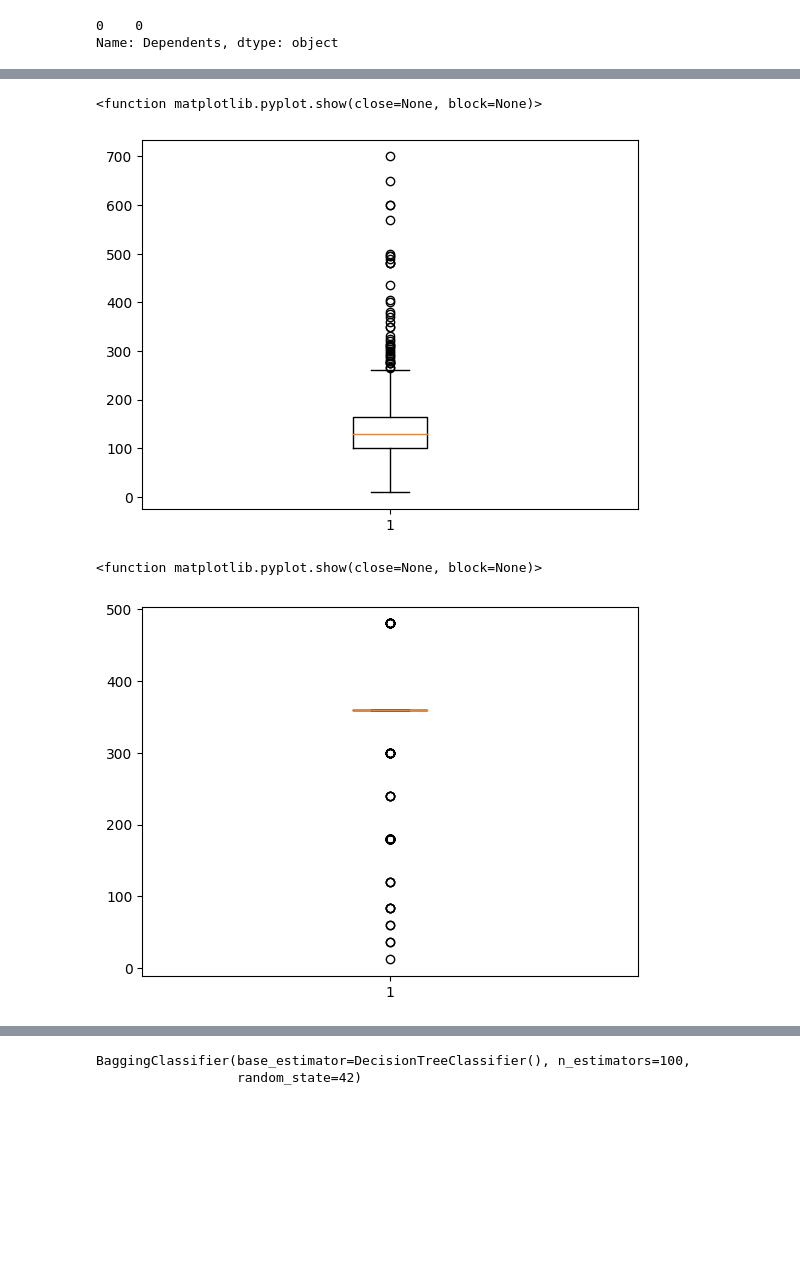
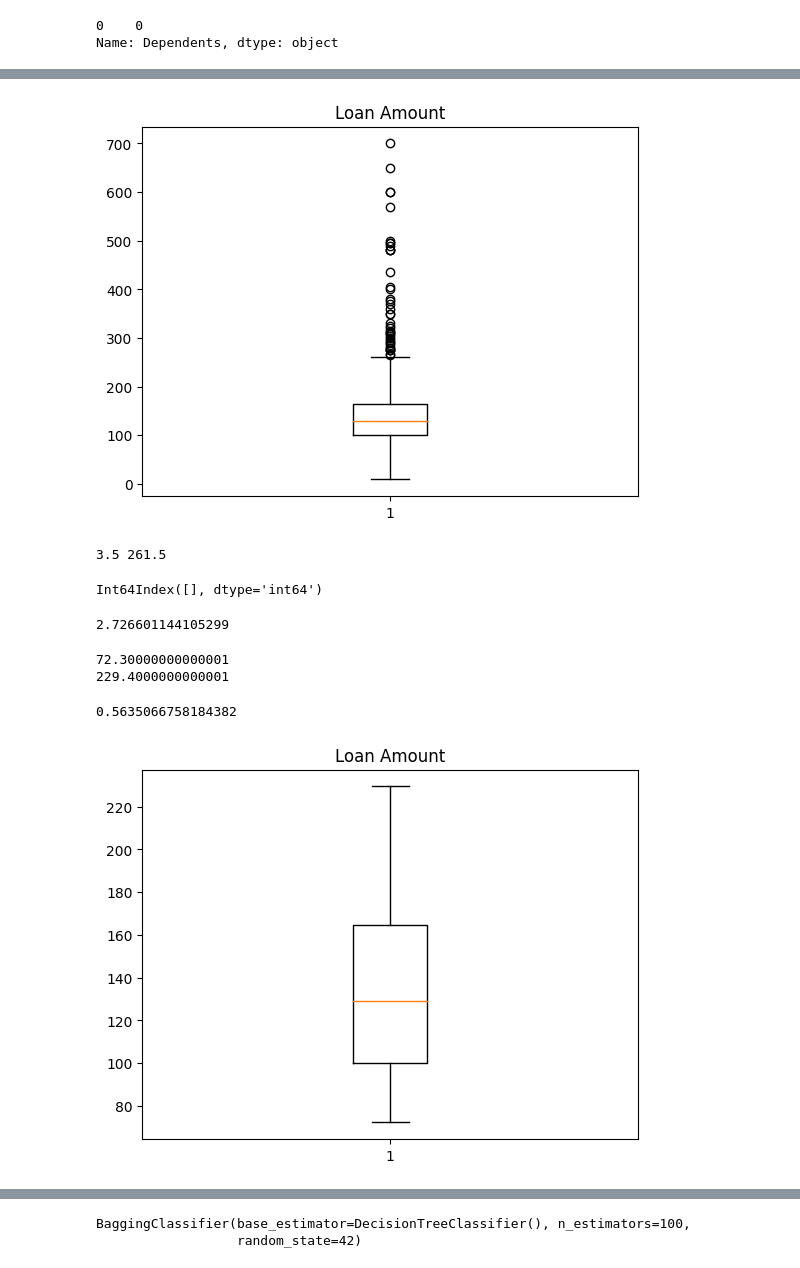
Before and after one commit to AngelB26/ICTAK, a Jupyter notebook: Ensembling.ipynb, the cells around one changed output, grey strips where cells are left out. Saved outputs shown, nothing was run; the diff lists cells and outputs as text; code cells hidden in the pictures; blank space fills up the shorter version.

```diff
--- a/Ensembling.ipynb
+++ b/Ensembling.ipynb
@@ -170,2 +147,2 @@ plt.show
 # %%
-data['Loan_Amount_Term']=data['Loan_Amount_Term'].fillna(data['Loan_Amount_Term'].median())
+data['Loan_Amount_Term'].fillna(data['Loan_Amount_Term'].mean(), inplace=True)
@@ -178,5 +149,5 @@ plt.show
 # %%
-data['Credit_History']=data['Credit_History'].fillna(data['Credit_History'].median())
+data['Credit_History'].fillna(data['Credit_History'].mode()[0], inplace=True)
 # %%
 data.isna().sum()
 # %% [output]
@@ -198,0 +206,4 @@ dtype: int64
+# %%
+data["ApplicantIncome"] = np.where(data["ApplicantIncome"] <2216.1, 2216.1,data['ApplicantIncome'])
+data["ApplicantIncome"] = np.where(data["ApplicantIncome"] >9459.9, 9459.9,data['ApplicantIncome'])
+print(data['ApplicantIncome'].skew())
@@ -198,0 +253,4 @@ dtype: int64
+# %%
+data['CoapplicantIncome'] = np.where(data['CoapplicantIncome'] <0.0, 0.0,data['CoapplicantIncome'])
+data['CoapplicantIncome'] = np.where(data['CoapplicantIncome'] >3782.2, 3782.2,data['CoapplicantIncome'])
+print(data['CoapplicantIncome'].skew())
@@ -199,6 +265,6 @@ dtype: int64
 # %%
 plt.boxplot(data['LoanAmount'])
-plt.show
+plt.title('Loan Amount')
+plt.show()
 # %% [output]
-<function matplotlib.pyplot.show(close=None, block=None)>
-[figure, old version]
+[figure, new version]
@@ -205,6 +279,30 @@ plt.show
+# %%
+print(low_2,up_2)
+# %% [output]
+3.5 261.5
+# %%
+data[(data['LoanAmount'] <= 2)].index
+# %% [output]
+Int64Index([], dtype='int64')
+# %%
+print(data['LoanAmount'].skew())
+# %% [output]
+2.726601144105299
+# %%
+print(data['LoanAmount'].quantile(0.10))
+print(data['LoanAmount'].quantile(0.90))
+# %% [output]
+72.30000000000001
+229.4000000000001
+# %%
+data['LoanAmount'] = np.where(data['LoanAmount'] < 72.3,72.3,data['LoanAmount'])
+data['LoanAmount'] = np.where(data['LoanAmount'] > 229.4,229.4,data['LoanAmount'])
+print(data['LoanAmount'].skew())
+# %% [output]
+0.5635066758184382
 # %%
-plt.boxplot(data['Loan_Amount_Term'])
-plt.show
+plt.boxplot(data['LoanAmount'])
+plt.title('Loan Amount')
+plt.show()
 # %% [output]
-<function matplotlib.pyplot.show(close=None, block=None)>
-[figure, old version]
+[figure, new version]
```
Also changed, not shown: parts of 83 cells of this notebook.
